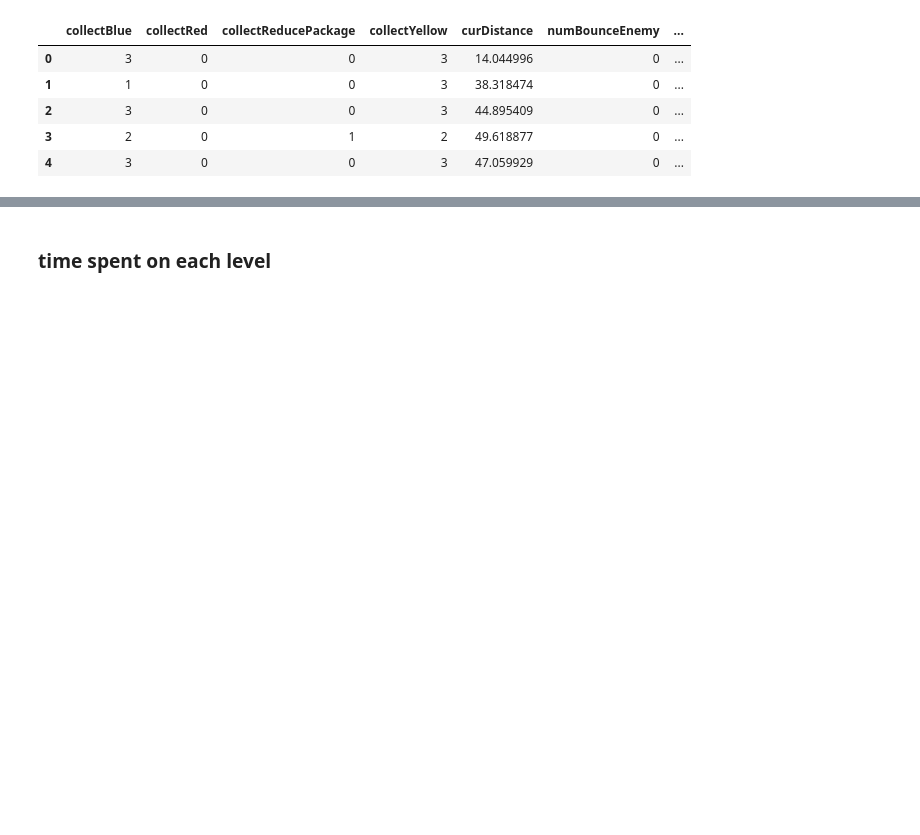
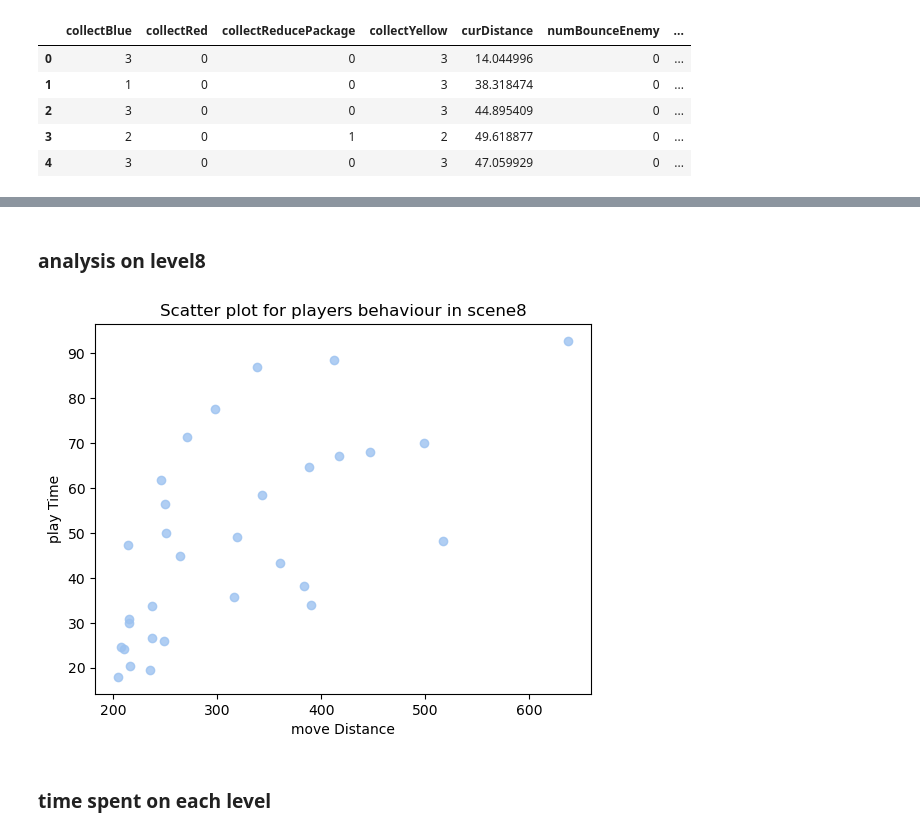
Before and after one commit to LYULU2/MobileGameDev, a Jupyter notebook: 526 Analysis.ipynb, the cells around one changed output, grey strips where cells are left out. Drawn from its saved outputs; the diff is of its cells as text; code cells hidden in the pictures; blank space fills up the shorter version.

```diff
--- a/526 Analysis.ipynb
+++ b/526 Analysis.ipynb
@@ -36,3 +75,16 @@ df.head()
+# %% [markdown]
+### analysis on level8
+# %%
+move_dis = df[df['sceneName']=="Scene8"]['curDistance']
+play_time = df[df['sceneName']=="Scene8"]['playTime']
+
+plt.scatter(move_dis, play_time, color='#9cc2f0', alpha=0.8)
+plt.xlabel("move Distance")
+plt.ylabel("play Time")
+plt.title("Scatter plot for players behaviour in scene8")
+plt.show()
+# %% [output]
+[figure, added]
 # %% [markdown]
 ### time spent on each level
 # %%
```
Also changed, not shown: parts of 18 cells of this notebook, 1 other file.
